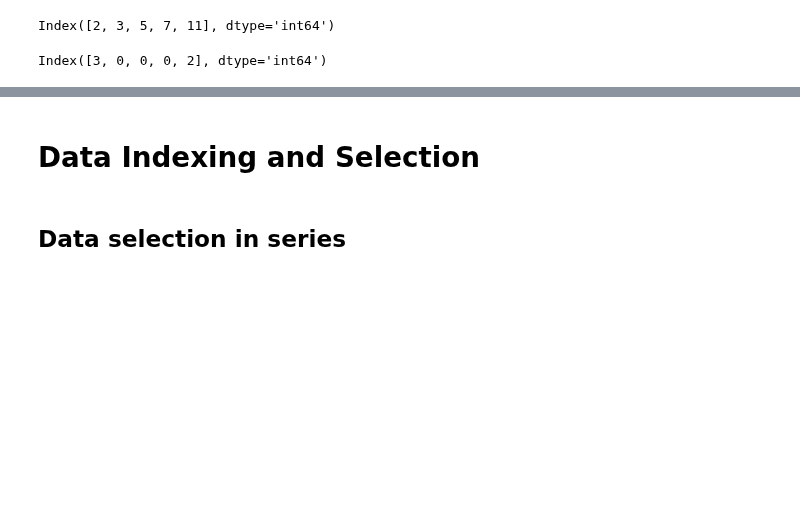
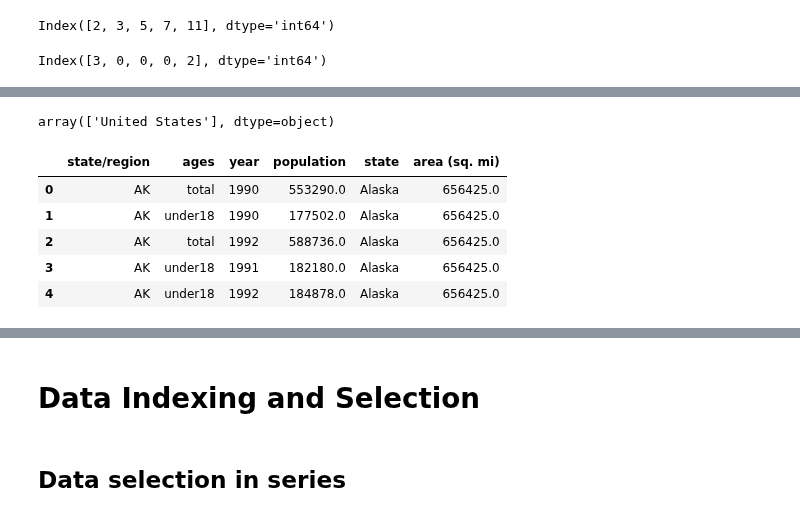
Before and after one commit to TalJa1/dc_practice, a Jupyter notebook: pandasSt.ipynb, the cells around one changed output, grey strips where cells are left out. Saved outputs shown, nothing was run; the diff lists cells and outputs as text; code cells hidden in the pictures; blank space fills up the shorter version.

```diff
--- a/pandasSt.ipynb
+++ b/pandasSt.ipynb
@@ -167,0 +267,20 @@ Index([3, 0, 0, 0, 2], dtype='int64')
+# %%
+# 2 Some of the area data is null, let's see which ones by the state
+final['state'][final['area (sq. mi)'].isnull()].unique()
+# %% [output]
+array(['United States'], dtype=object)
+# %%
+# Fill null values with 0
+# final['area (sq. mi)'].fillna(0, inplace=True)
+
+# Or we can drop the rows with null values
+final.dropna(inplace=True)
+
+final.head() # Now we have a clean data
+# %% [output]
+|  | state/region | ages | year | population | state | area (sq. mi) |
+| 0 | AK | total | 1990 | 553290.0 | Alaska | 656425.0 |
+| 1 | AK | under18 | 1990 | 177502.0 | Alaska | 656425.0 |
+| 2 | AK | total | 1992 | 588736.0 | Alaska | 656425.0 |
+| 3 | AK | under18 | 1991 | 182180.0 | Alaska | 656425.0 |
+| 4 | AK | under18 | 1992 | 184878.0 | Alaska | 656425.0 |
```
Also changed, not shown: parts of 23 cells of this notebook.
